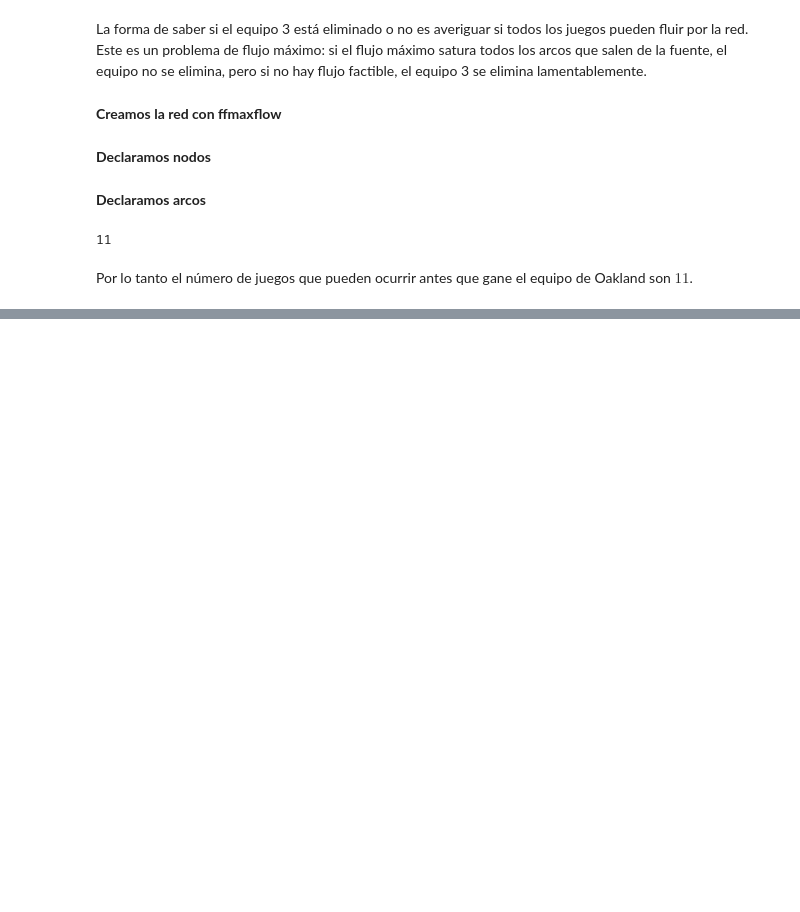
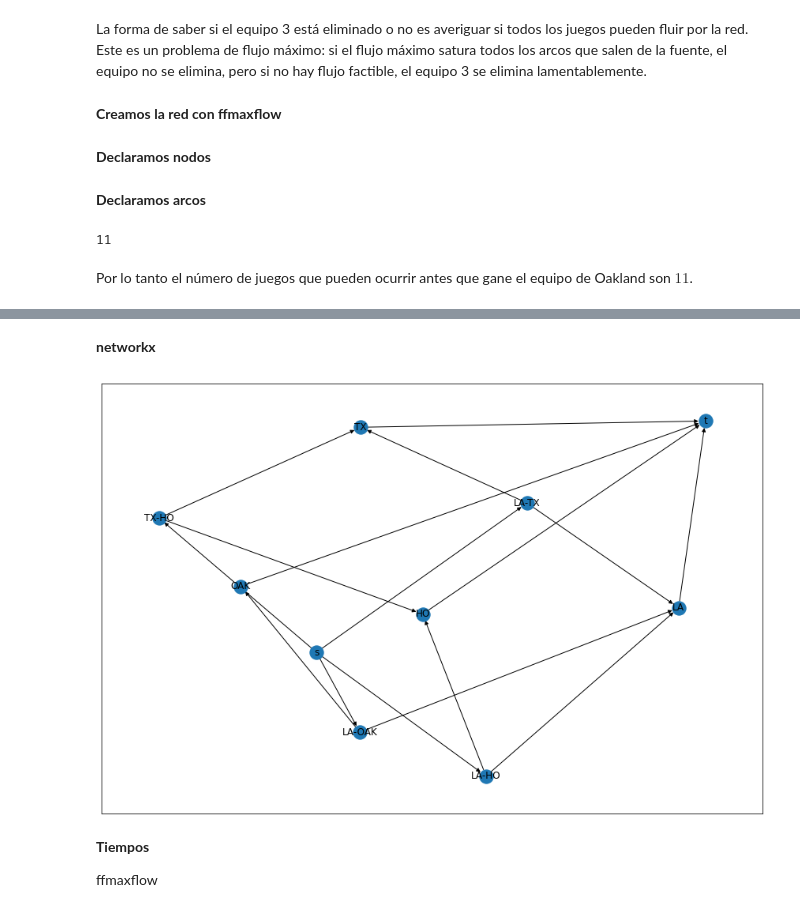
Before and after one commit to diramtz/ProyectoFinal_MaxFlow, a Jupyter notebook: notebooks/baseball_elimination.ipynb, the cells around one changed output, grey strips where cells are left out. Cells and saved outputs as stored; diff of their text form; code cells hidden in the pictures; blank space fills up the shorter version.

```diff
--- a/notebooks/baseball_elimination.ipynb
+++ b/notebooks/baseball_elimination.ipynb
@@ -118,0 +176,44 @@ Por lo tanto el número de juegos que pueden ocurrir antes que gane el equipo de
+# %% [markdown]
+**networkx**
+# %%
+G = nx.DiGraph()
+
+# Arcos que salen de s a nodos combinados
+G.add_edge('s','LA-TX', capacity = 1)
+G.add_edge('s','LA-OAK', capacity = 6)
+G.add_edge('s', 'LA-HO',capacity = 2)
+
+G.add_edge('s','TX-HO', capacity =2)
+
+# Arcos nodos equipos a t
+G.add_edge('LA', 't', capacity =78 + 6 - 83)
+G.add_edge('HO', 't', capacity  =78 + 6 - 77)
+G.add_edge('TX', 't', capacity =78 + 6 - 80)
+G.add_edge('OAK', 't', capacity =78 + 6 - 78 )
+
+# Arcos internos
+
+G.add_edge('LA-TX', 'LA', capacity =float('inf'))
+G.add_edge('LA-TX', 'TX' , capacity =float('inf'))
+
+G.add_edge('LA-OAK', 'LA', capacity =float('inf'))
+G.add_edge('LA-OAK', 'OAK', capacity =float('inf'))
+
+G.add_edge('LA-HO', 'LA', capacity =float('inf'))
+G.add_edge('LA-HO', 'HO', capacity =float('inf'))
+
+G.add_edge('TX-HO', 'TX', capacity =float('inf'))
+G.add_edge('TX-HO', 'HO', capacity =float('inf'))
+
+flow_value, flow_dict = nx.maximum_flow(G, 's', 't')
+
+flow_value
+# %%
+plt.figure(figsize = (15,10))
+nx.draw_networkx(G)
+# %% [output]
+[figure, added]
+# %% [markdown]
+**Tiempos**
+
+ffmaxflow
```
Also changed, not shown: parts of 17 cells of this notebook, 1 other file.
